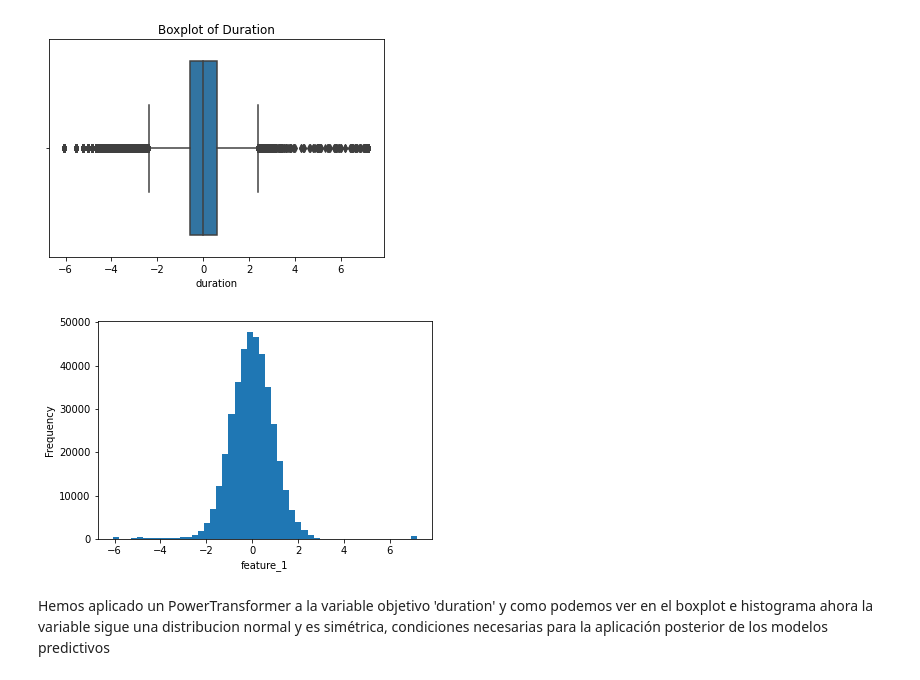
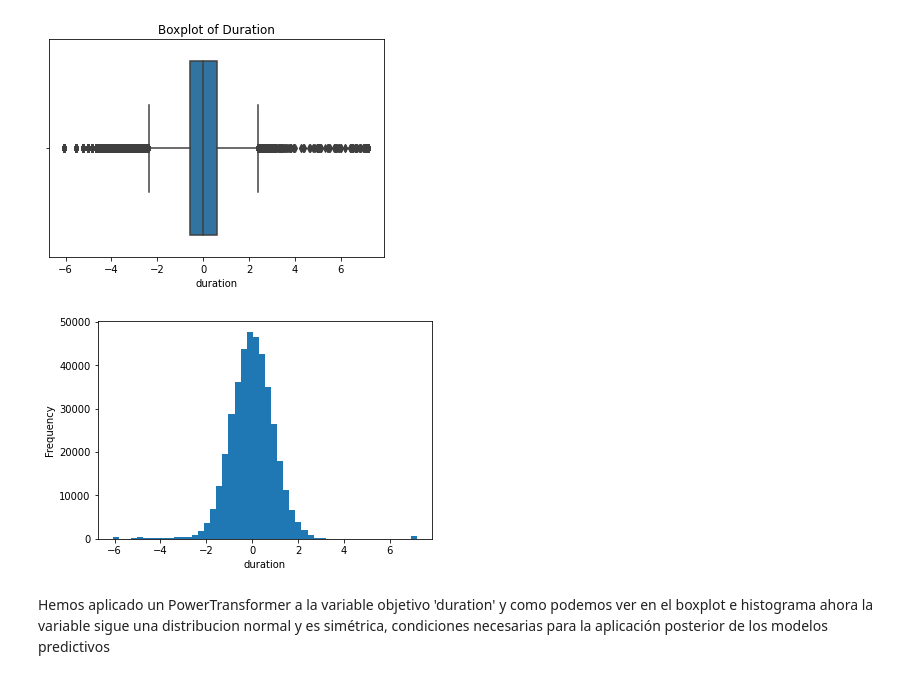
Before and after one commit to BLACKA10/prueba_ML, a Jupyter notebook: Final.ipynb, the cells around one changed output. Cells and saved outputs as stored; diff of their text form; code cells hidden in the pictures.

```diff
--- a/Final.ipynb
+++ b/Final.ipynb
@@ -171,10 +197,10 @@ plt.show()
 [figure]
 # %%
 plt.hist(data['duration_transformed'], bins=50)
-plt.xlabel('feature_1')
+plt.xlabel('duration')
 plt.ylabel('Frequency')
 plt.show()
 # %% [output]
-[figure, old version]
+[figure, new version]
 # %% [markdown]
 Hemos aplicado un PowerTransformer a la variable objetivo 'duration' y como podemos ver en el boxplot e histograma ahora la variable sigue una distribucion normal y es simétrica, condiciones necesarias para la aplicación posterior de los modelos predictivos
```
Also changed, not shown: parts of 5 cells of this notebook.
